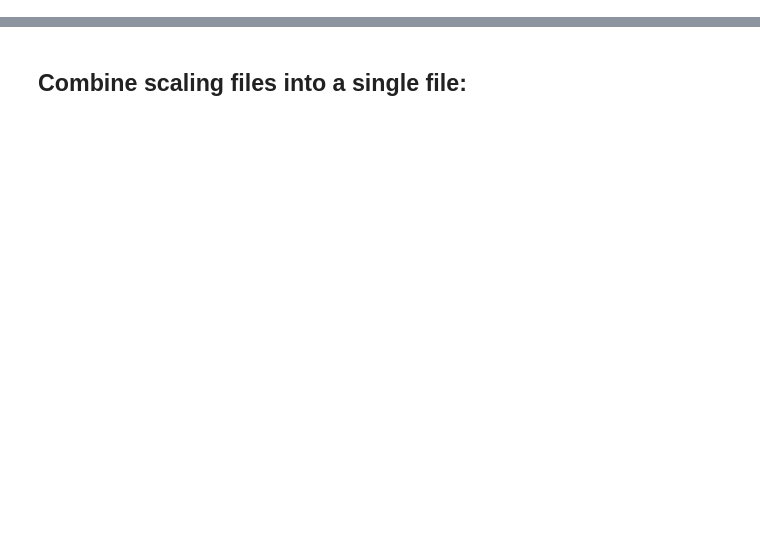
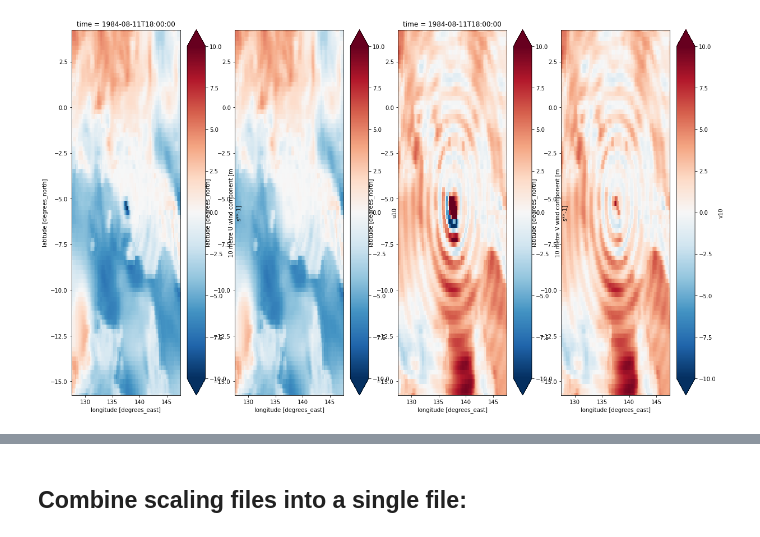
Before and after one commit to rmholmes/cosima-scripts, a Jupyter notebook: ERA-5/025deg_era5_iaf_v10_blowup_scaling.ipynb, the cells around one changed output, grey strips where cells are left out. Drawn from its saved outputs; the diff is of its cells as text; code cells hidden in the pictures; blank space fills up the shorter version.

Commit message:
Make ERA-5 blow-ups script work more easily for many points.

```diff
--- a/ERA-5/025deg_era5_iaf_v10_blowup_scaling.ipynb
+++ b/ERA-5/025deg_era5_iaf_v10_blowup_scaling.ipynb
@@ -38,6 +28,0 @@ tend = '1984-08-11T21:00:00'  # end of window in which scaling will be applied
-# %%
-v10 = xr.open_dataset(file_in)
-# %%
-v10_sub = v10.v10.sel(time=tmid).plot(vmin=-10,vmax=10.,cmap='RdBu_r')
-plt.xlim([132.5,142.5])
-plt.ylim([-10.,5.])
@@ -58,28 +42,79 @@ def Gaussian(ds, xpos, ypos, xscale, yscale, amp):
         scaling_field = 1 + amp*spatial
         ds[varname].loc[dict(time=t)] = scaling_field
     return
+# %%
+base_in = '/g/data/rt52/era5/single-levels/reanalysis/10v/'
+base_out = '/g/data/e14/rmh561/access-om2/input/ERA-5/IAF/scaling/'
+
+bad_points = [{'tstart':'1984-08-11T15:00:00','tmid':'1984-08-11T18:00:00','tend':'1984-08-11T21:00:00','xpos':137.5,'ypos':-5.75,'xscale':2,'yscale':2,'amp':-0.99},
+              {'tstart':'1986-07-24T06:00:00','tmid':'1986-07-24T09:00:00','tend':'1986-07-24T10:00:00','xpos':164,'ypos':-74,'xscale':3,'yscale':3,'amp':-0.99},
+              {'tstart':'1992-11-13T15:00:00','tmid':'1992-11-13T20:00:00','tend':'1992-11-13T21:00:00','xpos':137.75,'ypos':-5.5,'xscale':3,'yscale':3,'amp':-0.99},
+              {'tstart':'1993-06-24T05:00:00','tmid':'1993-06-24T07:00:00','tend':'1993-06-24T09:00:00','xpos':164,'ypos':-74,'xscale':3,'yscale':3,'amp':-0.99}]
 # %%
-# now make the scaling field, preserving the ERA-5 file structure
+# Do a single point:
+pts = [0,1,2,3]
+dry = True # If true, just plot, don't create scaling file
 
-# x,y,t location of Gaussian centre
-xpos = 137.5  # in degrees, centred on the tripole longitude 100W
-ypos = -5.75  # in degrees, just off the coast
+for pt in pts:
+    year = bad_points[pt]['tstart'][:4]
+    month = bad_points[pt]['tstart'][5:7]
+    file_in = [glob.glob(base_in + str(year) + '/10v_era5_oper_sfc_' + str(year) + str(month) + '*.nc')[0],
+               glob.glob(base_in.replace('10v','10u') + str(year) + '/10u_era5_oper_sfc_' + str(year) + str(month) + '*.nc')[0]]
+    file_out = [base_out + '10v_era5_oper_sfc_' + str(year) + '_scaling.nc',
+                base_out + '10u_era5_oper_sfc_' + str(year) + '_scaling.nc']
 
-# x,y,t scale of Gaussian
-xscale = 2  # degrees
-yscale = 2  # degrees
-amp = -0.99  # amplitude of Gaussian at centre
+    # now make the scaling field, preserving the ERA-5 file structure
 
-ds_unscaled = xr.open_dataset(file_in).sel(time=slice(tstart,tend))
-ds = xr.open_dataset(file_in).sel(time=slice(tstart,tend))
-Gaussian(ds, xpos, ypos, xscale, yscale, amp)
-ds.attrs.update({'title': 'Scaling for ' + ds.attrs['title']})
-ds.attrs.update({'history': 'Created ' +
-            datetime.datetime.now().replace(microsecond=0).astimezone().isoformat() +
-            ' by rmh561 ' +
-            ' with https://github.com/rmholmes/cosima-scripts/blob/master/ERA-5/025deg_era5_iaf_v10_blowup_scaling.ipynb based on ' +
-            file_in + ' with xpos, ypos, xscale, yscale, amp = ' +
-            ', '.join([str(x) for x in [xpos, ypos, tpos, xscale, yscale, tscale, amp]])
-            })
+    # x,y,t location of Gaussian centre
+    xpos = bad_points[pt]['xpos']  # in degrees, centred on the tripole longitude 100W
+    ypos = bad_points[pt]['ypos'] # in degrees, just off the coast
 
-ds.to_netcdf(file_out)
+    # x,y,t scale of Gaussian
+    xscale = bad_points[pt]['xscale']  # degrees
+    yscale = bad_points[pt]['yscale']  # degrees
+    amp = bad_points[pt]['amp']  # amplitude of Gaussian at centre
+
+    tstart = bad_points[pt]['tstart']
+    tmid = bad_points[pt]['tmid']
+    tend = bad_points[pt]['tend']
+
+    dss = []
+    for i in [0,1]:
+        ds_unscaled = xr.open_dataset(file_in[i]).sel(time=slice(tstart,tend))
+        ds = xr.open_dataset(file_in[i]).sel(time=slice(tstart,tend))
+        Gaussian(ds, xpos, ypos, xscale, yscale, amp)
+        ds.attrs.update({'title': 'Scaling for ' + ds.attrs['title']})
+        ds.attrs.update({'history': 'Created ' +
+                    datetime.datetime.now().replace(microsecond=0).astimezone().isoformat() +
+                    ' by rmh561 ' +
+                    ' with https://github.com/rmholmes/cosima-scripts/blob/master/ERA-5/025deg_era5_iaf_v10_blowup_scaling.ipynb based on ' +
+                    file_in[i] + ' with xpos, ypos, xscale, yscale, amp = ' +
+                    ', '.join([str(x) for x in [xpos, ypos, xscale, yscale, amp]])
+                    })
+        if not dry:
+            ds.to_netcdf(file_out[i])
+        dss.append(ds)
+
+
+    fig, axes = plt.subplots(nrows=1,ncols=4,figsize=(20,12))
+
+    scalev = dss[0]
+    scaleu = dss[1]
+    u10 = xr.open_dataset(file_in[1])
+    v10 = xr.open_dataset(file_in[0])
+
+    u10_sub = u10.u10.sel(time=tmid)
+    u10_sub.plot(ax=axes[0],vmin=-10,vmax=10.,cmap='RdBu_r')
+    (u10_sub*scaleu.u10.isel(time=0)).plot(ax=axes[1],vmin=-10,vmax=10.,cmap='RdBu_r')
+
+    v10_sub = v10.v10.sel(time=tmid)
+    v10_sub.plot(ax=axes[2],vmin=-10,vmax=10.,cmap='RdBu_r')
+    (v10_sub*scalev.v10.isel(time=0)).plot(ax=axes[3],vmin=-10,vmax=10.,cmap='RdBu_r')
+
+    for ax in axes:
+        ax.set_xlim([xpos-10,xpos+10])
+        ax.set_ylim([ypos-10,ypos+10])
+
+    print('u10 max = %3.2f, u10-scaled max = %3.2f, v10 max = %3.2f, v10-scaled max = %3.2f' % (u10_sub.max(),(u10_sub*scaleu.u10.isel(time=0)).max(),
+                                                                                               v10_sub.max(),(v10_sub*scalev.v10.isel(time=0)).max()))
+# %% [output]
@@ -85,0 +125 @@ ds.to_netcdf(file_out)
+[figure, added]
```
Also changed, not shown: parts of 22 cells of this notebook.
